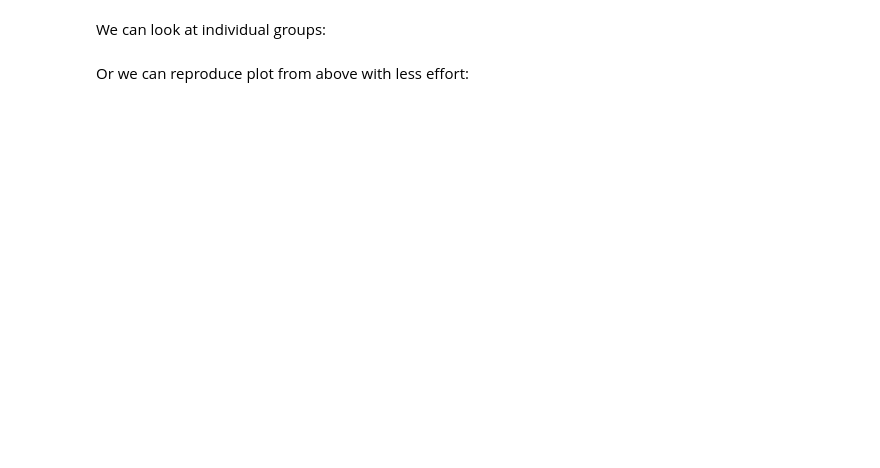
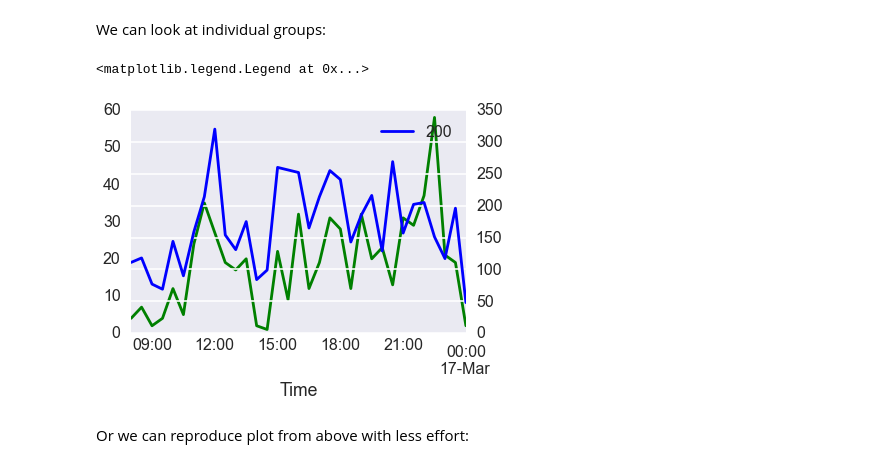
Before and after one commit to koldunovn/YaC2014, a Jupyter notebook: Apache_log.ipynb, the cells around one changed output. Cells and saved outputs as stored; diff of their text form; code cells hidden in the pictures; blank space fills up the shorter version.

```diff
--- a/Apache_log.ipynb
+++ b/Apache_log.ipynb
@@ -315,9 +361,12 @@ We can look at individual groups:
 # %%
 t_span = '30t'
 grouped_status.get_group(301)['Status'].resample(t_span, how='count').plot(color='g', label='301')
 
 grouped_status.get_group(200)['Status'].resample(t_span, how='count').plot(color='b', secondary_y=True, label='200')
-legend()
+plt.legend()
+# %% [output]
+<matplotlib.legend.Legend at 0x...>
+[figure, added]
 # %% [markdown]
 Or we can reproduce plot from above with less effort:
 # %%
```
Also changed, not shown: parts of 47 cells of this notebook.
